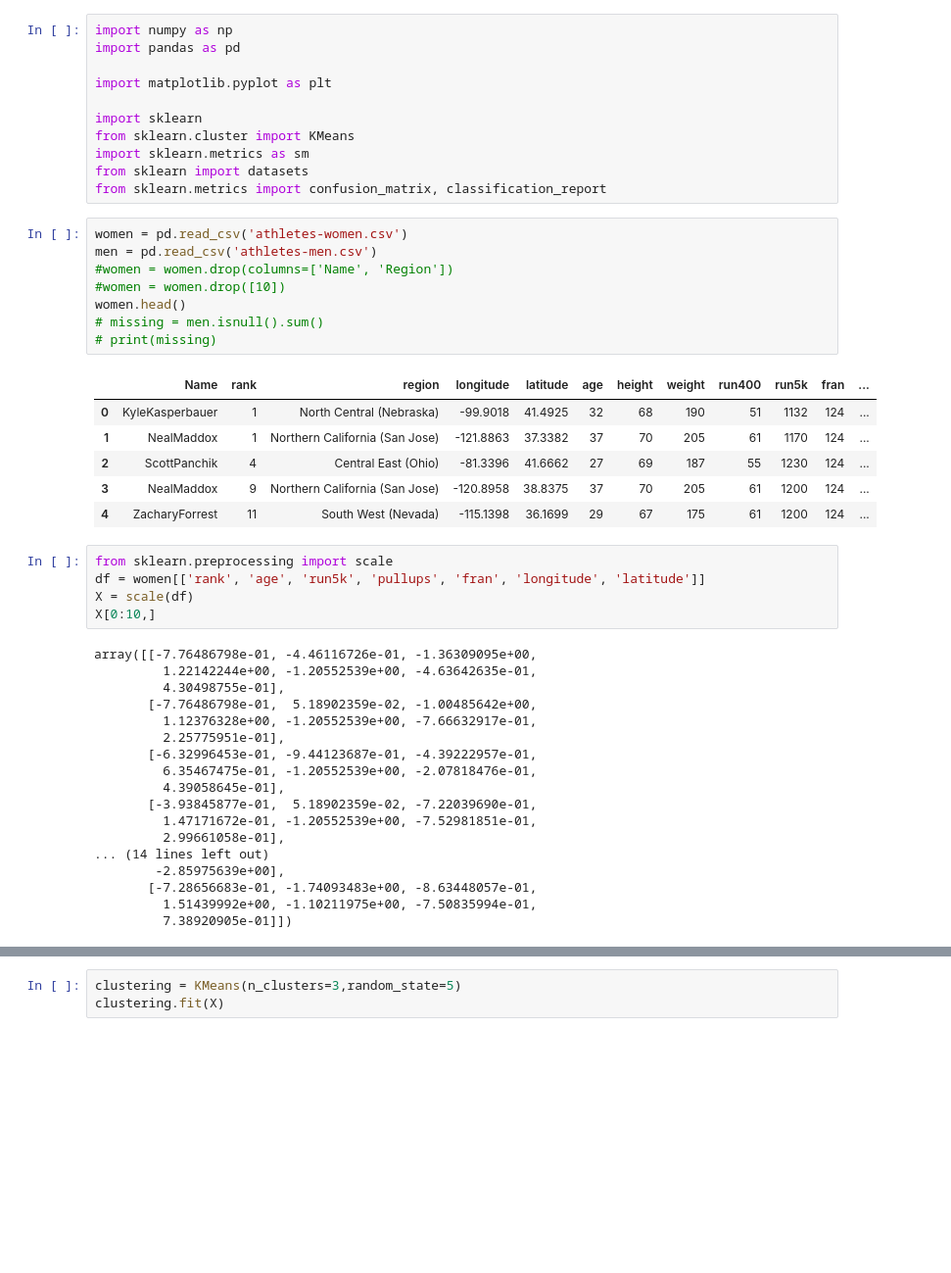
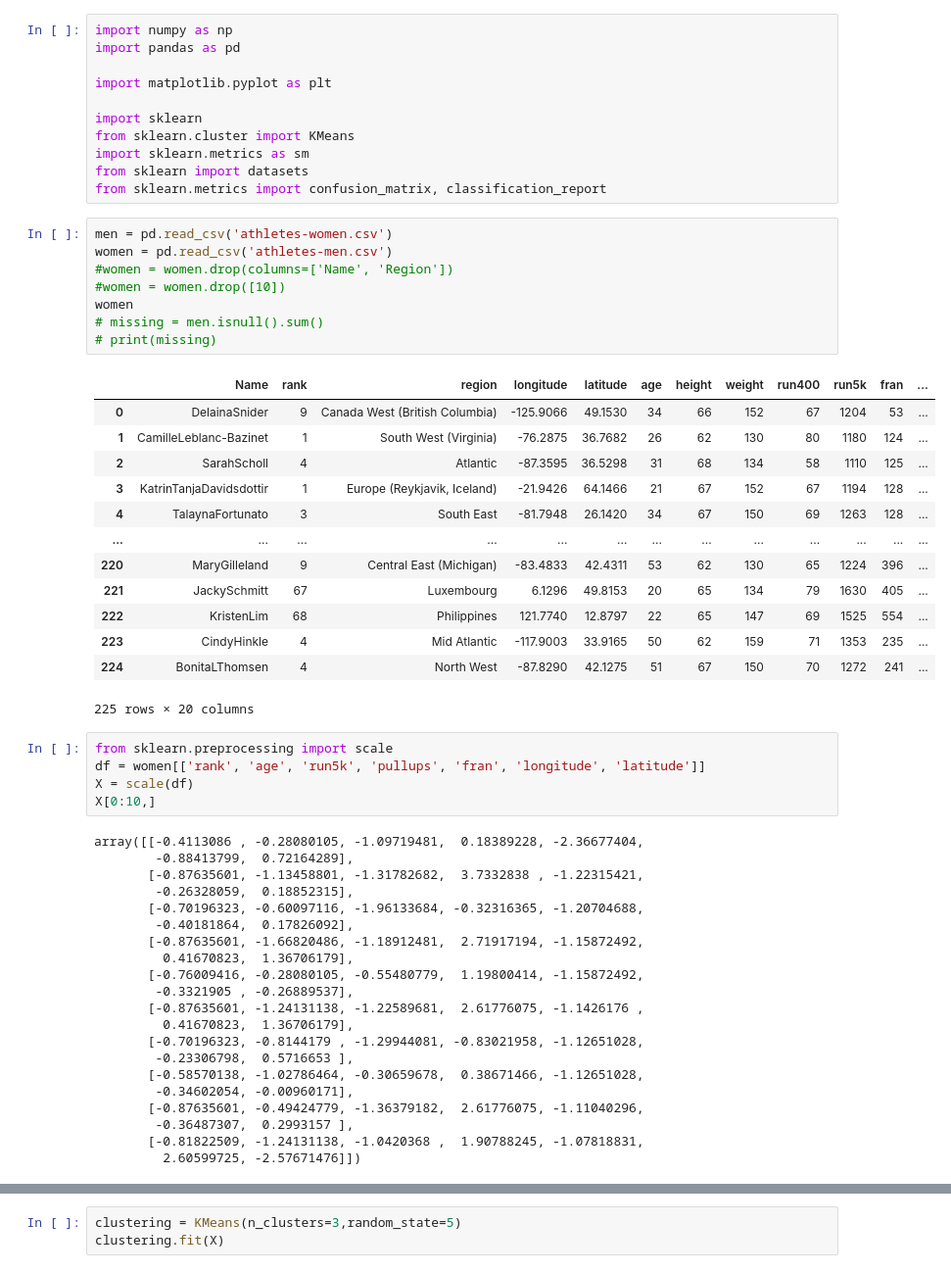
Before and after one commit to allisontao/crossfit-games-analysis, a Jupyter notebook: clustering.ipynb, the cells around one changed output, grey strips where cells are left out. Shown at 98% size. Saved outputs shown, nothing was run; the diff lists cells and outputs as text; blank space fills up the shorter version.

```diff
--- a/clustering.ipynb
+++ b/clustering.ipynb
@@ -10,40 +10,50 @@ import sklearn.metrics as sm
 from sklearn import datasets
 from sklearn.metrics import confusion_matrix, classification_report
 # %%
-women = pd.read_csv('athletes-women.csv')
-men = pd.read_csv('athletes-men.csv')
+men = pd.read_csv('athletes-women.csv')
+women = pd.read_csv('athletes-men.csv')
 #women = women.drop(columns=['Name', 'Region'])
 #women = women.drop([10])
-women.head()
+women
 # missing = men.isnull().sum()
 # print(missing)
 # %% [output]
 |  | Name | rank | region | longitude | latitude | age | height | weight | run400 | run5k | fran | ... |
-| 0 | KyleKasperbauer | 1 | North Central (Nebraska) | -99.9018 | 41.4925 | 32 | 68 | 190 | 51 | 1132 | 124 | ... |
-| 1 | NealMaddox | 1 | Northern California (San Jose) | -121.8863 | 37.3382 | 37 | 70 | 205 | 61 | 1170 | 124 | ... |
-| 2 | ScottPanchik | 4 | Central East (Ohio) | -81.3396 | 41.6662 | 27 | 69 | 187 | 55 | 1230 | 124 | ... |
-| 3 | NealMaddox | 9 | Northern California (San Jose) | -120.8958 | 38.8375 | 37 | 70 | 205 | 61 | 1200 | 124 | ... |
-| 4 | ZacharyForrest | 11 | South West (Nevada) | -115.1398 | 36.1699 | 29 | 67 | 175 | 61 | 1200 | 124 | ... |
+| 0 | DelainaSnider | 9 | Canada West (British Columbia) | -125.9066 | 49.1530 | 34 | 66 | 152 | 67 | 1204 | 53 | ... |
+| 1 | CamilleLeblanc-Bazinet | 1 | South West (Virginia) | -76.2875 | 36.7682 | 26 | 62 | 130 | 80 | 1180 | 124 | ... |
+| 2 | SarahScholl | 4 | Atlantic | -87.3595 | 36.5298 | 31 | 68 | 134 | 58 | 1110 | 125 | ... |
+| 3 | KatrinTanjaDavidsdottir | 1 | Europe (Reykjavik, Iceland) | -21.9426 | 64.1466 | 21 | 67 | 152 | 67 | 1194 | 128 | ... |
+| 4 | TalaynaFortunato | 3 | South East | -81.7948 | 26.1420 | 34 | 67 | 150 | 69 | 1263 | 128 | ... |
+| ... | ... | ... | ... | ... | ... | ... | ... | ... | ... | ... | ... | ... |
+| 220 | MaryGilleland | 9 | Central East (Michigan) | -83.4833 | 42.4311 | 53 | 62 | 130 | 65 | 1224 | 396 | ... |
+| 221 | JackySchmitt | 67 | Luxembourg | 6.1296 | 49.8153 | 20 | 65 | 134 | 79 | 1630 | 405 | ... |
+| 222 | KristenLim | 68 | Philippines | 121.7740 | 12.8797 | 22 | 65 | 147 | 69 | 1525 | 554 | ... |
+| 223 | CindyHinkle | 4 | Mid Atlantic | -117.9003 | 33.9165 | 50 | 62 | 159 | 71 | 1353 | 235 | ... |
+| 224 | BonitaLThomsen | 4 | North West | -87.8290 | 42.1275 | 51 | 67 | 150 | 70 | 1272 | 241 | ... |
+225 rows × 20 columns
 # %%
 from sklearn.preprocessing import scale
 df = women[['rank', 'age', 'run5k', 'pullups', 'fran', 'longitude', 'latitude']]
 X = scale(df)
 X[0:10,]
 # %% [output]
-array([[-7.76486798e-01, -4.46116726e-01, -1.36309095e+00,
-         1.22142244e+00, -1.20552539e+00, -4.63642635e-01,
-         4.30498755e-01],
-       [-7.76486798e-01,  5.18902359e-02, -1.00485642e+00,
-         1.12376328e+00, -1.20552539e+00, -7.66632917e-01,
-         2.25775951e-01],
-       [-6.32996453e-01, -9.44123687e-01, -4.39222957e-01,
-         6.35467475e-01, -1.20552539e+00, -2.07818476e-01,
-         4.39058645e-01],
-       [-3.93845877e-01,  5.18902359e-02, -7.22039690e-01,
-         1.47171672e-01, -1.20552539e+00, -7.52981851e-01,
-         2.99661058e-01],
-... (14 lines left out)
-        -2.85975639e+00],
-       [-7.28656683e-01, -1.74093483e+00, -8.63448057e-01,
-         1.51439992e+00, -1.10211975e+00, -7.50835994e-01,
-         7.38920905e-01]])
+array([[-0.4113086 , -0.28080105, -1.09719481,  0.18389228, -2.36677404,
+        -0.88413799,  0.72164289],
+       [-0.87635601, -1.13458801, -1.31782682,  3.7332838 , -1.22315421,
+        -0.26328059,  0.18852315],
+       [-0.70196323, -0.60097116, -1.96133684, -0.32316365, -1.20704688,
+        -0.40181864,  0.17826092],
+       [-0.87635601, -1.66820486, -1.18912481,  2.71917194, -1.15872492,
+         0.41670823,  1.36706179],
+       [-0.76009416, -0.28080105, -0.55480779,  1.19800414, -1.15872492,
+        -0.3321905 , -0.26889537],
+       [-0.87635601, -1.24131138, -1.22589681,  2.61776075, -1.1426176 ,
+         0.41670823,  1.36706179],
+       [-0.70196323, -0.8144179 , -1.29944081, -0.83021958, -1.12651028,
+        -0.23306798,  0.5716653 ],
+       [-0.58570138, -1.02786464, -0.30659678,  0.38671466, -1.12651028,
+        -0.34602054, -0.00960171],
+       [-0.87635601, -0.49424779, -1.36379182,  2.61776075, -1.11040296,
+        -0.36487307,  0.2993157 ],
+       [-0.81822509, -1.24131138, -1.0420368 ,  1.90788245, -1.07818831,
+         2.60599725, -2.57671476]])
```
Also changed, not shown: parts of 6 cells of this notebook, 2 other files.
